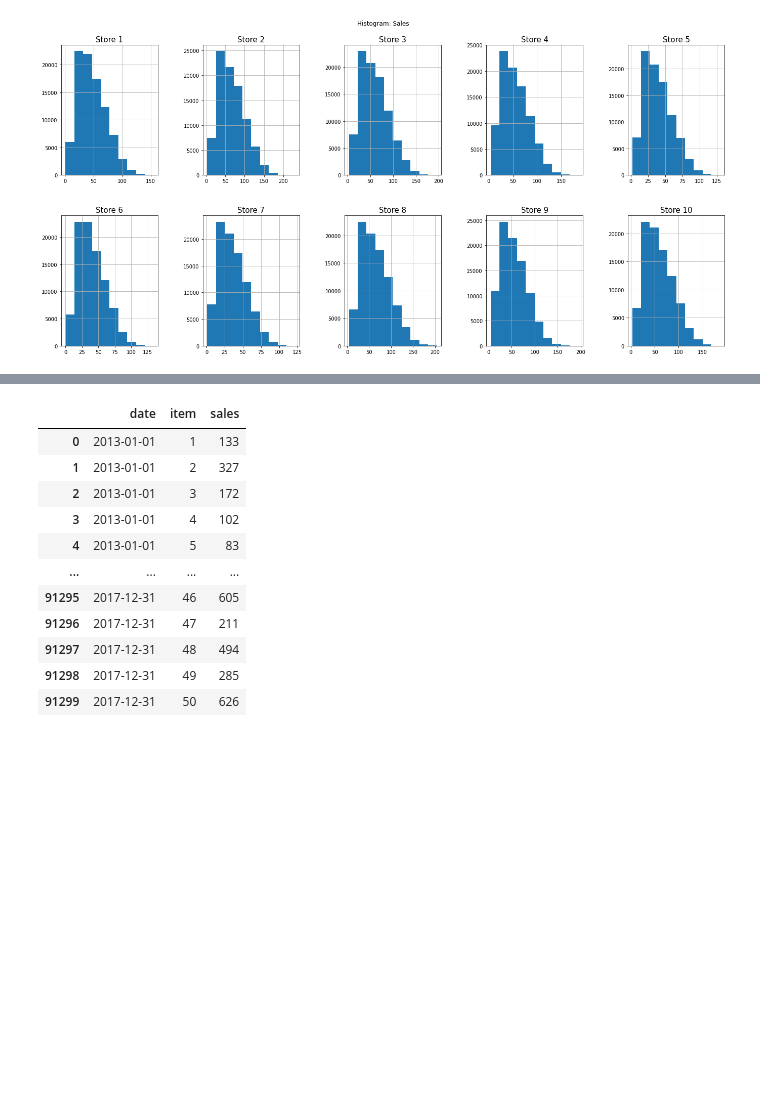
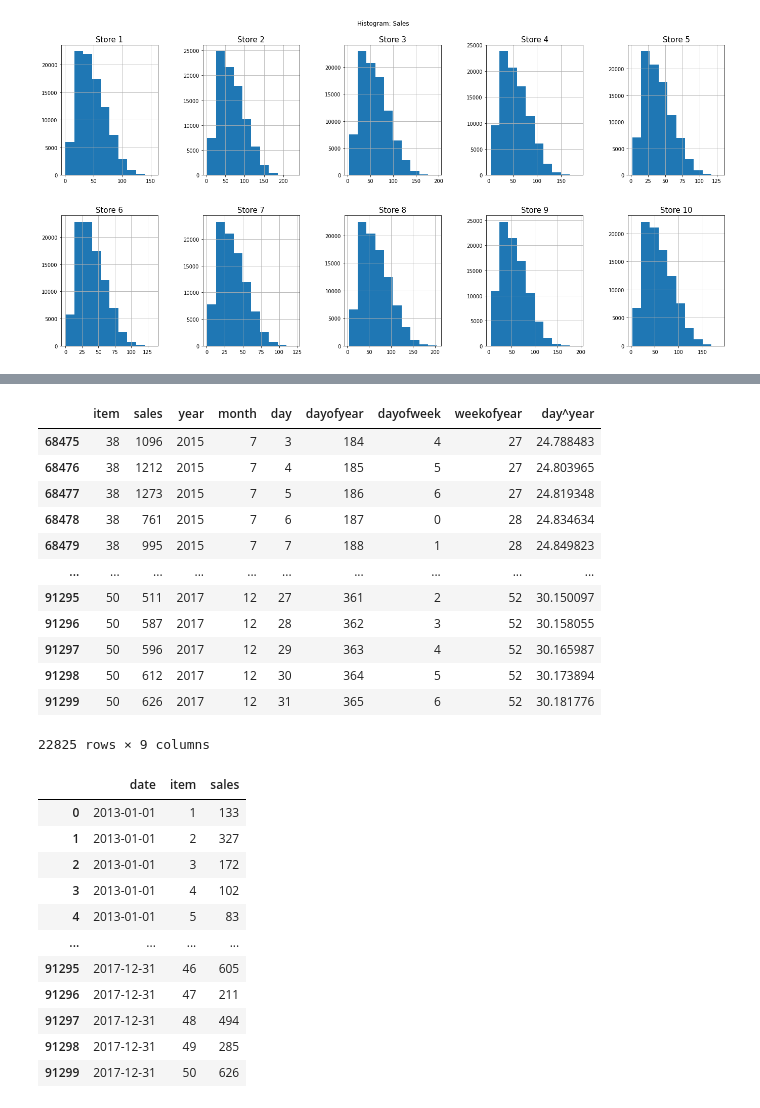
Before and after one commit to Harish-aditya/Inventory_forecasting, a Jupyter notebook: inventoryforecasting.ipynb, the cells around one changed output, grey strips where cells are left out. Drawn from its saved outputs; the diff is of its cells as text; code cells hidden in the pictures; blank space fills up the shorter version.

```diff
--- a/inventoryforecasting.ipynb
+++ b/inventoryforecasting.ipynb
@@ -150,0 +286,4 @@ df
+# %%
+df_split = np.split(df, [68475], axis=0)
+train = df_split[0]
+test = df_split[1]
@@ -151,3 +305,41 @@ df
+# %%
+# DATES FEATURES
+def date_features(df):
+    # Date Features
+    df['date'] = pd.to_datetime(df['date'])
+    df['year'] = df.date.dt.year
+    df['month'] = df.date.dt.month
+    df['day'] = df.date.dt.day
+    df['dayofyear'] = df.date.dt.dayofyear
+    df['dayofweek'] = df.date.dt.dayofweek
+    df['weekofyear'] = df.date.dt.weekofyear
+
+    # Additionnal Data Features
+    df['day^year'] = np.log((np.log(df['dayofyear'] + 1)) ** (df['year'] - 2000))
+
+    # Drop date
+    df.drop('date', axis=1, inplace=True)
+
+    return df
+
+# Dates Features for Train, Test
+train, test = date_features(train), date_features(test)
+# %%
+test
+# %% [output]
+|  | item | sales | year | month | day | dayofyear | dayofweek | weekofyear | day^year |
+| 68475 | 38 | 1096 | 2015 | 7 | 3 | 184 | 4 | 27 | 24.788483 |
+| 68476 | 38 | 1212 | 2015 | 7 | 4 | 185 | 5 | 27 | 24.803965 |
+| 68477 | 38 | 1273 | 2015 | 7 | 5 | 186 | 6 | 27 | 24.819348 |
+| 68478 | 38 | 761 | 2015 | 7 | 6 | 187 | 0 | 28 | 24.834634 |
+| 68479 | 38 | 995 | 2015 | 7 | 7 | 188 | 1 | 28 | 24.849823 |
+| ... | ... | ... | ... | ... | ... | ... | ... | ... | ... |
+| 91295 | 50 | 511 | 2017 | 12 | 27 | 361 | 2 | 52 | 30.150097 |
+| 91296 | 50 | 587 | 2017 | 12 | 28 | 362 | 3 | 52 | 30.158055 |
+| 91297 | 50 | 596 | 2017 | 12 | 29 | 363 | 4 | 52 | 30.165987 |
+| 91298 | 50 | 612 | 2017 | 12 | 30 | 364 | 5 | 52 | 30.173894 |
+| 91299 | 50 | 626 | 2017 | 12 | 31 | 365 | 6 | 52 | 30.181776 |
+22825 rows × 9 columns
 # %%
 df2 = df.groupby(['date','item'], as_index = False).sales.sum()
 df2
```
Also changed, not shown: parts of 22 cells of this notebook.
